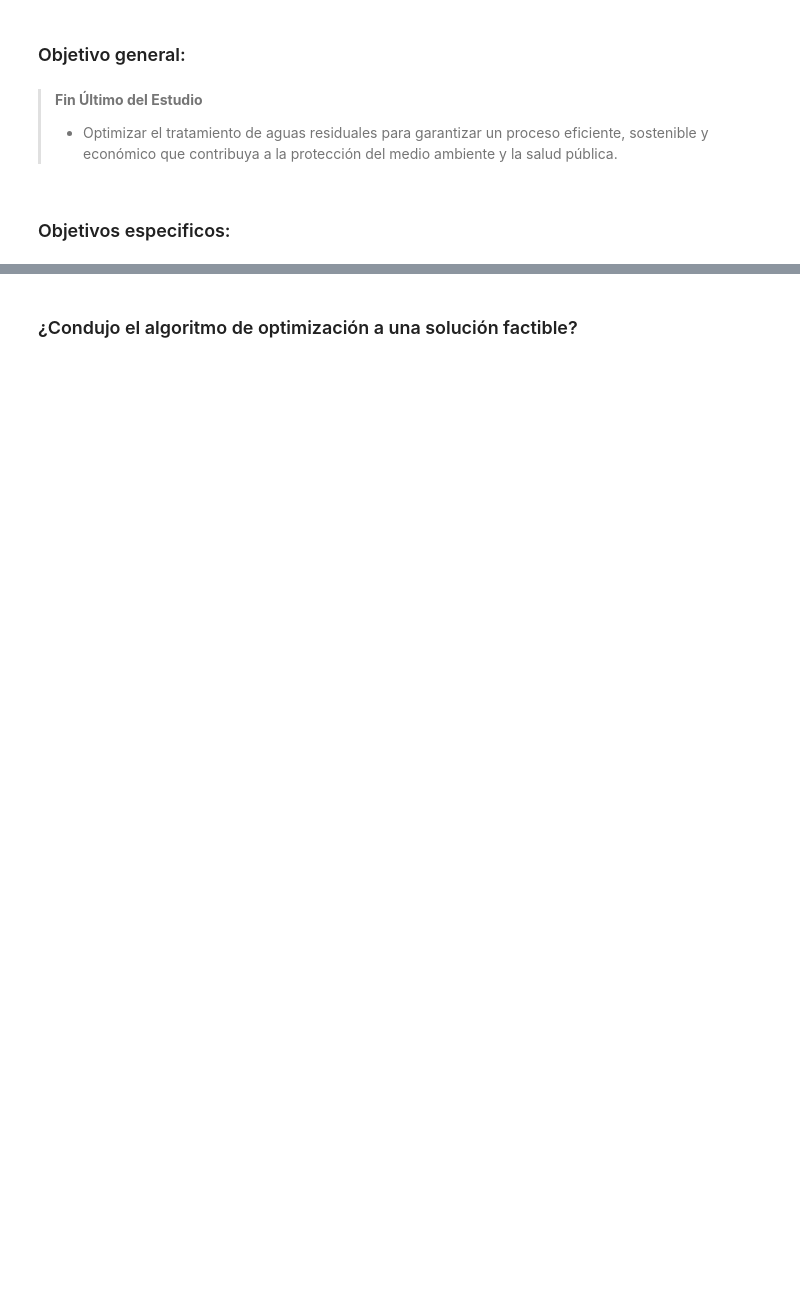
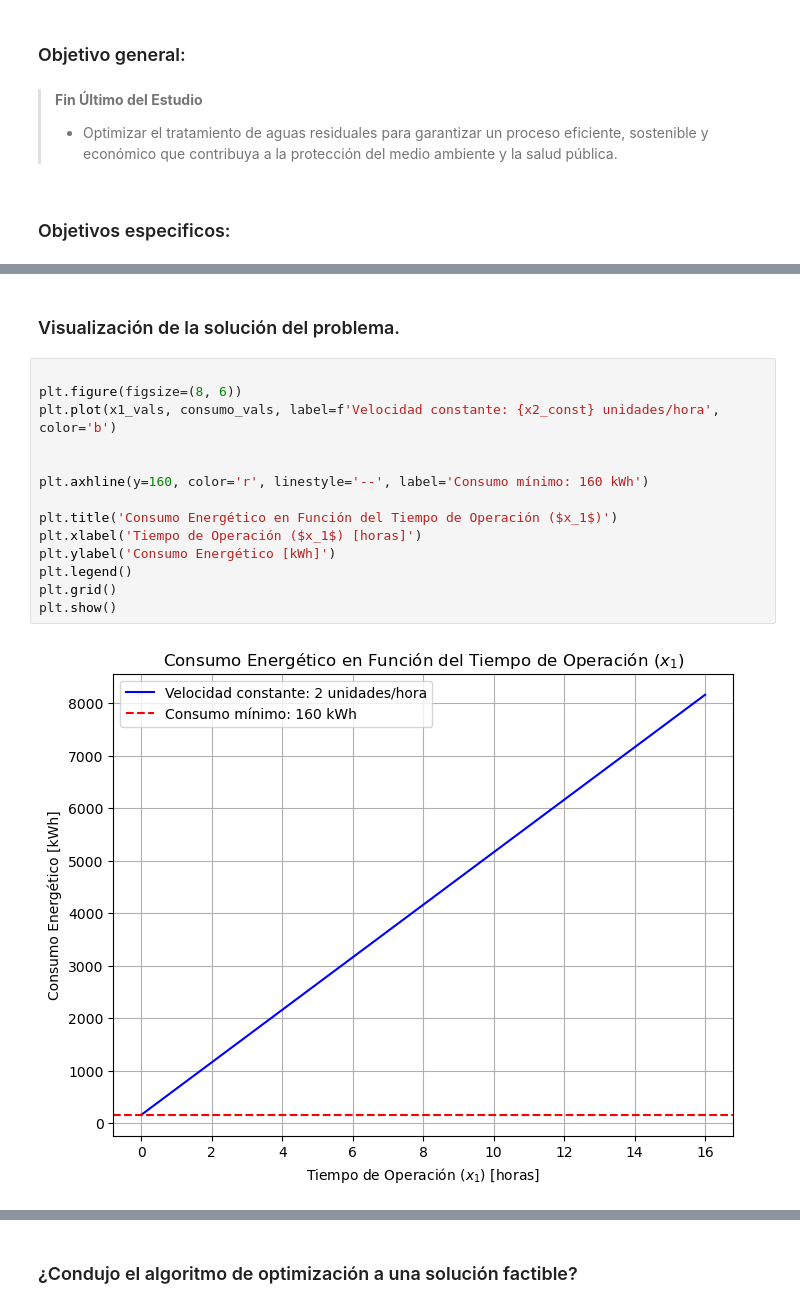
Before and after one commit to Yahirgarcia814/Proyectomodulo1_LaraE_GarciaS_OrozcoJ, a Jupyter notebook: Proyectomodulo1_LaraE_GarciaS_OrozcoJ.ipynb, the cells around one changed output, grey strips where cells are left out. Drawn from its saved outputs; the diff is of its cells as text; blank space fills up the shorter version.

```diff
--- a/Proyectomodulo1_LaraE_GarciaS_OrozcoJ.ipynb
+++ b/Proyectomodulo1_LaraE_GarciaS_OrozcoJ.ipynb
@@ -85,0 +158,18 @@ Costo mínimo de mantenimiento que se debe mantener para garantizar el buen func
+# %% [markdown]
+### Visualización de la solución del problema.
+# %%
+
+plt.figure(figsize=(8, 6))
+plt.plot(x1_vals, consumo_vals, label=f'Velocidad constante: {x2_const} unidades/hora', color='b')
+
+
+plt.axhline(y=160, color='r', linestyle='--', label='Consumo mínimo: 160 kWh')
+
+plt.title('Consumo Energético en Función del Tiempo de Operación ($x_1$)')
+plt.xlabel('Tiempo de Operación ($x_1$) [horas]')
+plt.ylabel('Consumo Energético [kWh]')
+plt.legend()
+plt.grid()
+plt.show()
+# %% [output]
+[figure, added]
```
Also changed, not shown: parts of 35 cells of this notebook.
